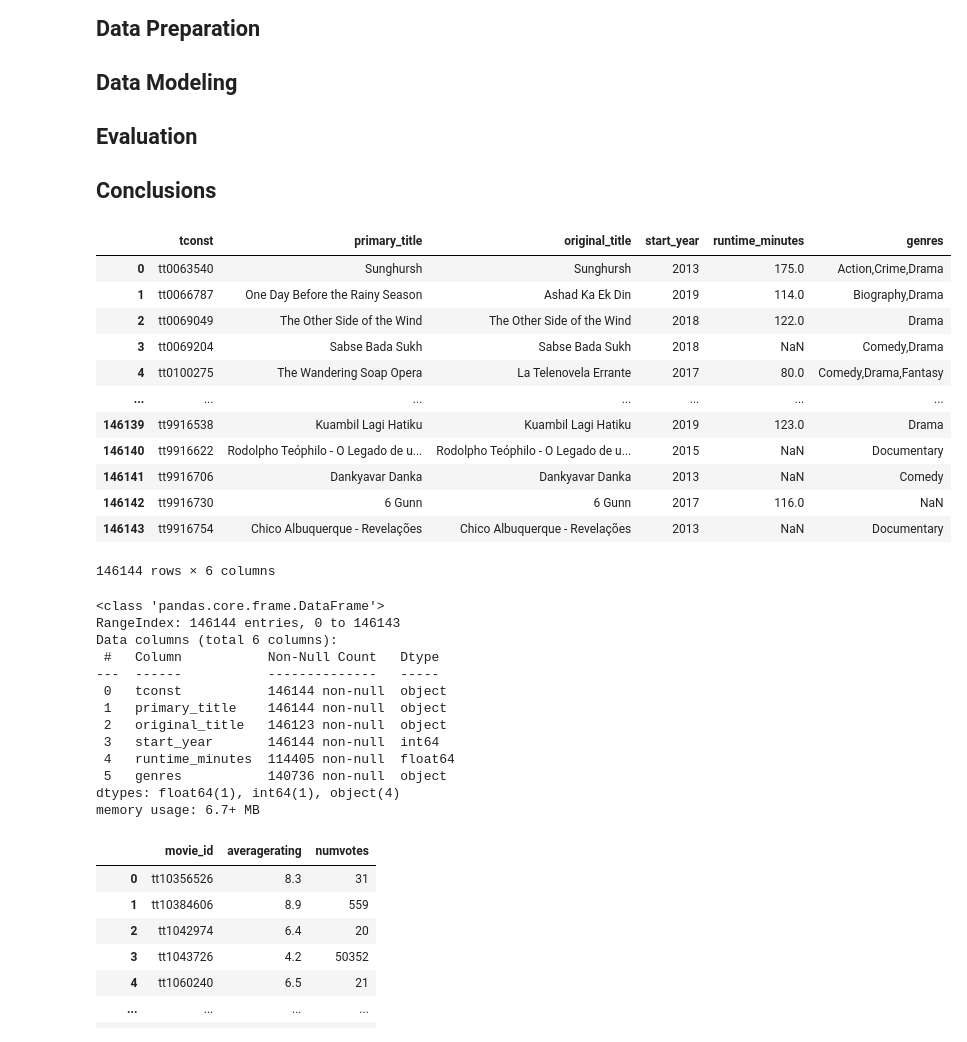
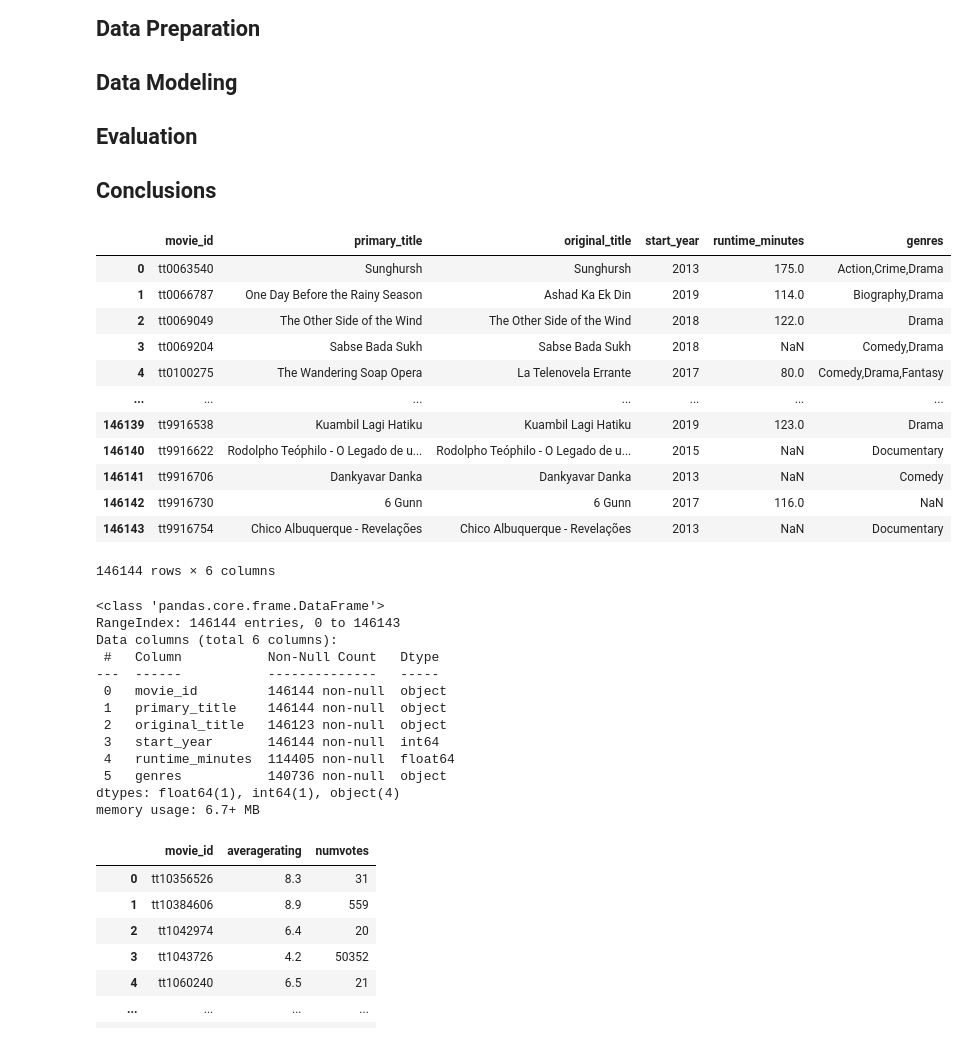
Before and after one commit to GusVilla303/dsc-phase-1-project, a Jupyter notebook: microsoft-movie-analysis.ipynb, the cells around one changed output. Drawn from its saved outputs; the diff is of its cells as text; code cells hidden in the pictures.

```diff
--- a/microsoft-movie-analysis.ipynb
+++ b/microsoft-movie-analysis.ipynb
@@ -40,13 +40,13 @@ import seaborn as sns
 
 %matplotlib inline
 # %%
-# Understanding the data:
-# imdb.title.basics
+# Title Basics data
 
 title_basics_df = pd.read_csv('data/imdb.title.basics.csv.gz')
+title_basics_df.rename(columns={'tconst': 'movie_id'}, inplace=True)
 title_basics_df
 # %% [output]
-|  | tconst | primary_title | original_title | start_year | runtime_minutes | genres |
+|  | movie_id | primary_title | original_title | start_year | runtime_minutes | genres |
 | 0 | tt0063540 | Sunghursh | Sunghursh | 2013 | 175.0 | Action,Crime,Drama |
 | 1 | tt0066787 | One Day Before the Rainy Season | Ashad Ka Ek Din | 2019 | 114.0 | Biography,Drama |
 | 2 | tt0069049 | The Other Side of the Wind | The Other Side of the Wind | 2018 | 122.0 | Drama |
@@ -67,7 +67,7 @@ RangeIndex: 146144 entries, 0 to 146143
 Data columns (total 6 columns):
  #   Column           Non-Null Count   Dtype
 ---  ------           --------------   -----
- 0   tconst           146144 non-null  object
+ 0   movie_id         146144 non-null  object
  1   primary_title    146144 non-null  object
  2   original_title   146123 non-null  object
  3   start_year       146144 non-null  int64
```
Also changed, not shown: parts of 8 cells of this notebook.
